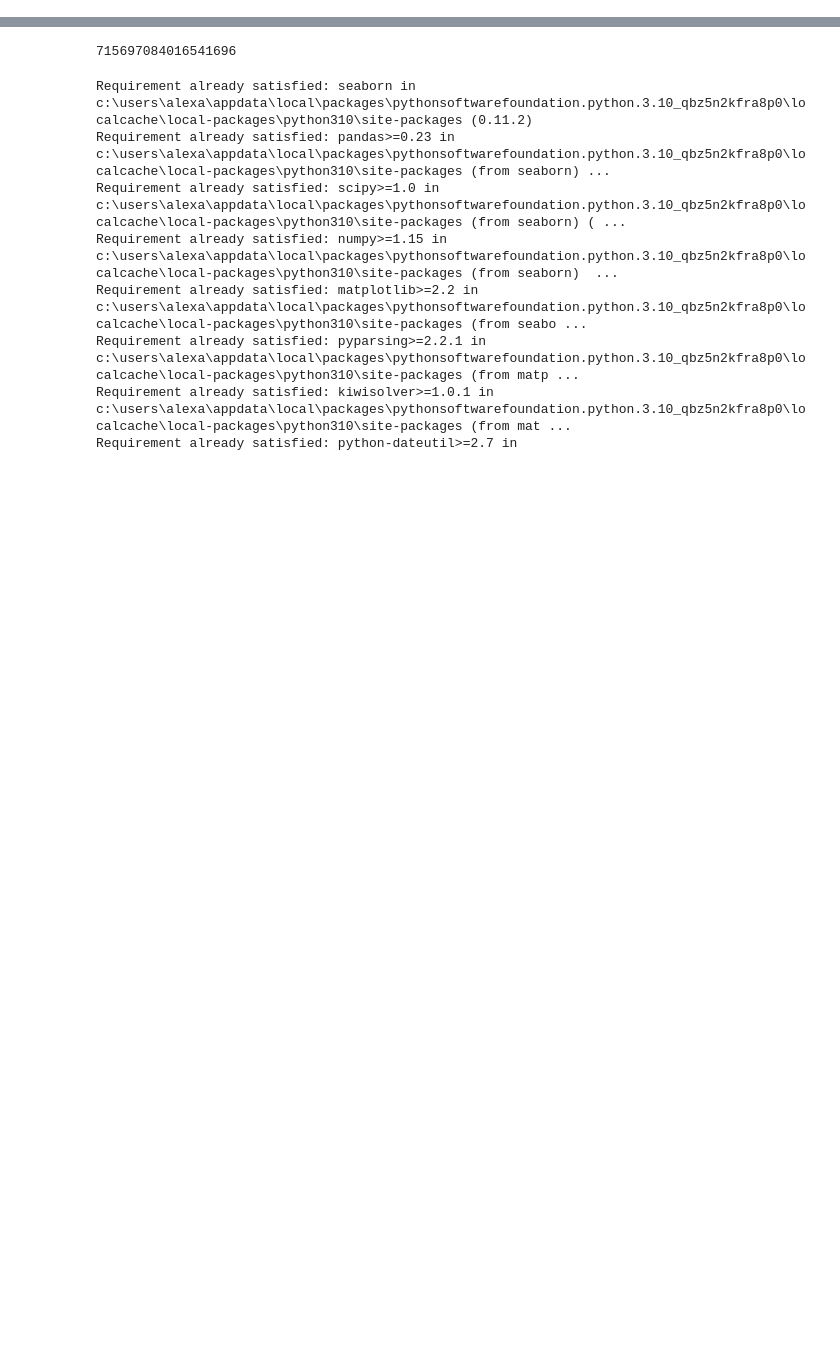
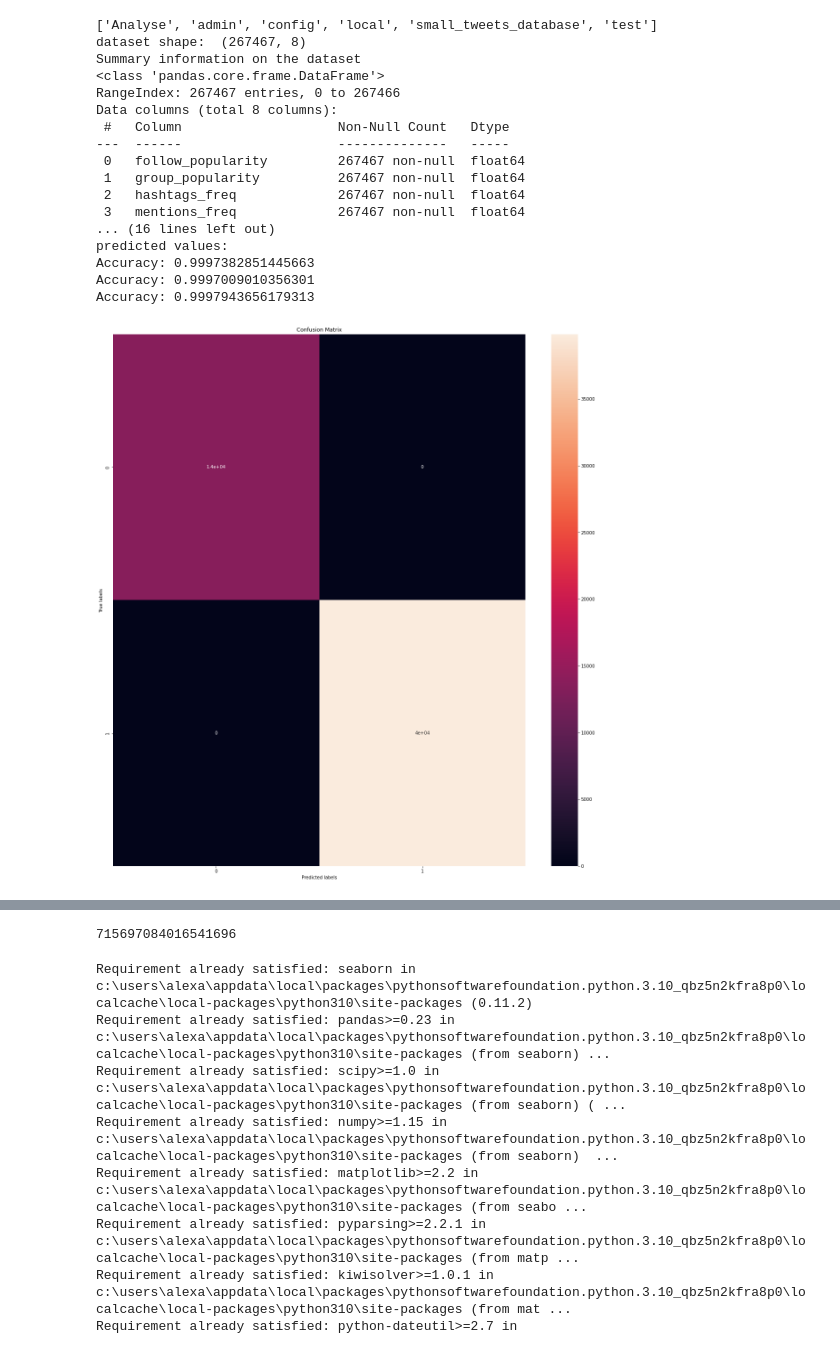
Before and after one commit to vallhallalm/Projet-analyse-de-Tweet, a Jupyter notebook: machine_learning.ipynb, the cells around one changed output, grey strips where cells are left out. Saved outputs shown, nothing was run; the diff lists cells and outputs as text; code cells hidden in the pictures; blank space fills up the shorter version.

Commit message:
ajout du code valide pour le SVM dans le notebook jupyter

```diff
--- a/machine_learning.ipynb
+++ b/machine_learning.ipynb
@@ -16,19 +16,21 @@ from sklearn import svm
 from sklearn.model_selection import train_test_split
 from sklearn.metrics import confusion_matrix
 import pymongo
-import json
 import matplotlib.pyplot as plt     #for plotting data and cerating different charts
 import numpy as np                  #for math and array
 import pandas as pd                 #data for the data
 import seaborn as sns               #for plotting
 
-#TODO GET DATA FROM MONOGODB
+#GET DATA FROM MONOGODB
 db_uri = "mongodb://admin_if29:passwordIF29%23@13.38.0.254:27017/?authMechanism=DEFAULT"
 client = pymongo.MongoClient(db_uri)
 print(client.list_database_names())
 base_db=client.small_tweets_database
-collec_co=base_db.small_tweets_final
+collec_co=base_db.small_tweets_final_with_labels_wo_verifiedBadge
+#convert entire collection to Pandas dataframe
 datas=pd.DataFrame(list(collec_co.find()))
+datas= datas.drop(columns='_id')
+
 print('dataset shape: ',datas.shape)
 print('Summary information on the dataset')
 datas.info()
@@ -41,6 +43,7 @@ datas.isnull().sum()
 
 print("remove line with NA")
 datas= datas.dropna()
+datas = datas
 
 datas= datas.sample(frac=1)     #Shuffle the datas to not be sorted
 
@@ -62,19 +65,19 @@ print(f" Validation dataset : {valid_dataset.shape}")
 
 # Plot the relationship between each two variables to spot anything incorrect.
 train_stats = train_dataset.describe()
-train_stats.pop("target")
+train_stats.pop("label")
 sns.pairplot(train_stats[train_stats.columns], diag_kind="kde") # or diag_kind
 
 # Statistics on the train dataset to make sure it is in a good shape.
 # (Can display the same stat for test and validate)
 train_stats = train_dataset.describe()
-train_stats.pop("target")
+train_stats.pop("label")
 train_stats = train_stats.transpose()
 train_stats
 
-train_labels = train_dataset.pop('target')
-test_labels = test_dataset.pop('target')
-valid_labels = valid_dataset.pop('target')
+train_labels = train_dataset.pop('label')
+test_labels = test_dataset.pop('label')
+valid_labels = valid_dataset.pop('label')
 
 #DATA NORMALISATION / SCALING
 #Subtract the mean of the training data and divide
@@ -103,33 +106,53 @@ model.fit(normed_train_data, train_labels)
 #Predict the response for test dataset
 y_pred = model.predict(normed_test_data)
 
 example_batch = normed_test_data[:10]
 example_result = model.predict(example_batch)
 print('predicted values: ')
 example_result
 
 #See how the training went
 from sklearn import metrics
 y_pred = model.predict(normed_train_data)
 print("Accuracy:",metrics.accuracy_score(train_labels, y_pred))
 
 y_pred = model.predict(normed_valid_dataset)
 print("Accuracy:",metrics.accuracy_score(valid_labels, y_pred))
 
 y_pred = model.predict(normed_test_data)
 print("Accuracy:",metrics.accuracy_score(test_labels, y_pred))
 
 ax= plt.subplot()
 predict_results = model.predict(normed_test_data)
 
 cm = confusion_matrix(predict_results, predict_results)
 
 sns.heatmap(cm, annot=True, ax = ax); #annot=True to annotate cells
 
 # labels, title and ticks
 ax.set_xlabel('Predicted labels');ax.set_ylabel('True labels');
 ax.set_title('Confusion Matrix');
 # ax.xaxis.set_ticklabels(['Positive', 'Negative']); ax.yaxis.set_ticklabels(['Positive', 'Negative']);
+plt.show()
+# %% [output]
+['Analyse', 'admin', 'config', 'local', 'small_tweets_database', 'test']
+dataset shape:  (267467, 8)
+Summary information on the dataset
+<class 'pandas.core.frame.DataFrame'>
+RangeIndex: 267467 entries, 0 to 267466
+Data columns (total 8 columns):
+ #   Column                    Non-Null Count   Dtype
+---  ------                    --------------   -----
+ 0   follow_popularity         267467 non-null  float64
+ 1   group_popularity          267467 non-null  float64
+ 2   hashtags_freq             267467 non-null  float64
+ 3   mentions_freq             267467 non-null  float64
+... (16 lines left out)
+predicted values:
+Accuracy: 0.9997382851445663
+Accuracy: 0.9997009010356301
+Accuracy: 0.9997943656179313
+[figure, added]
 # %%
 from sklearn import cluster
 import pymongo
```
Also changed, not shown: parts of 1 cell of this notebook.
